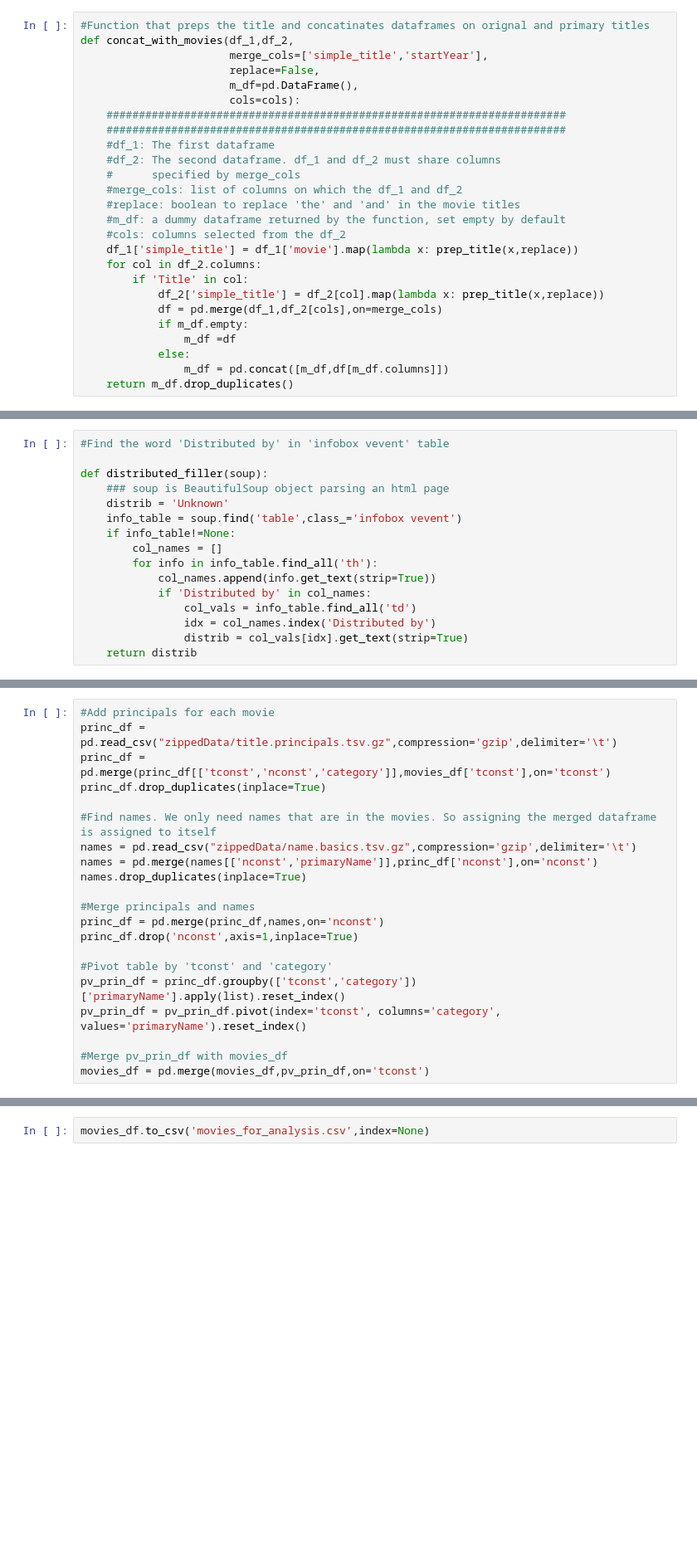
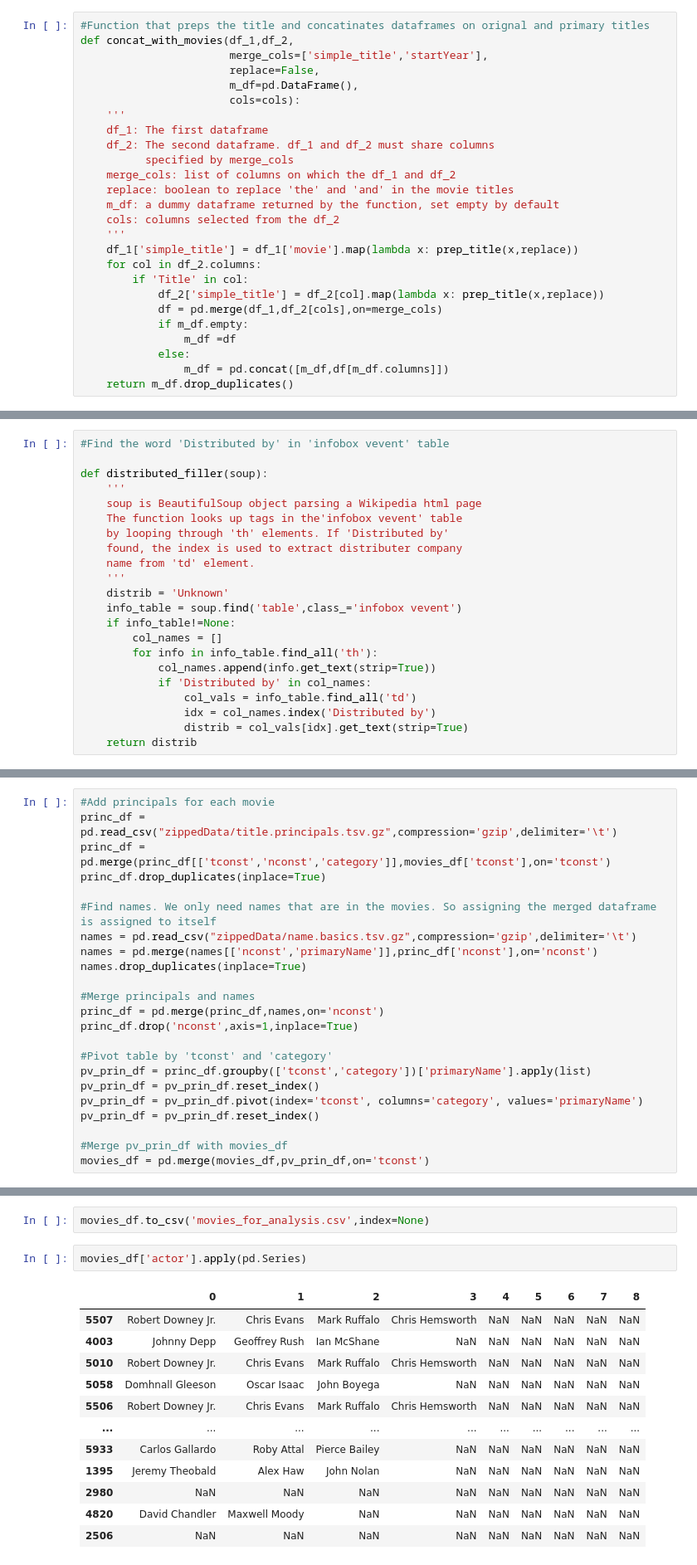
Before and after one commit to afanta-fi/Microsoft_in_The_Movie_Business, a Jupyter notebook: consolidate_scraped_data.ipynb, the cells around one changed output, grey strips where cells are left out. Shown at 83% size. Drawn from its saved outputs; the diff is of its cells as text; blank space fills up the shorter version.

```diff
--- a/consolidate_scraped_data.ipynb
+++ b/consolidate_scraped_data.ipynb
@@ -74,15 +74,15 @@ def concat_with_movies(df_1,df_2,
                        replace=False,
                        m_df=pd.DataFrame(),
                        cols=cols):
-    #######################################################################
-    #######################################################################
-    #df_1: The first dataframe
-    #df_2: The second dataframe. df_1 and df_2 must share columns
-    #      specified by merge_cols
-    #merge_cols: list of columns on which the df_1 and df_2
-    #replace: boolean to replace 'the' and 'and' in the movie titles
-    #m_df: a dummy dataframe returned by the function, set empty by default
-    #cols: columns selected from the df_2
+    '''
+    df_1: The first dataframe
+    df_2: The second dataframe. df_1 and df_2 must share columns
+          specified by merge_cols
+    merge_cols: list of columns on which the df_1 and df_2
+    replace: boolean to replace 'the' and 'and' in the movie titles
+    m_df: a dummy dataframe returned by the function, set empty by default
+    cols: columns selected from the df_2
+    '''
     df_1['simple_title'] = df_1['movie'].map(lambda x: prep_title(x,replace))
     for col in df_2.columns:
         if 'Title' in col:
@@ -227,7 +229,13 @@ Due to time constraint and constantly maxing out requests, Wikipedia scraper was
 #Find the word 'Distributed by' in 'infobox vevent' table
 
 def distributed_filler(soup):
-    ### soup is BeautifulSoup object parsing an html page
+    '''
+    soup is BeautifulSoup object parsing a Wikipedia html page
+    The function looks up tags in the'infobox vevent' table
+    by looping through 'th' elements. If 'Distributed by'
+    found, the index is used to extract distributer company
+    name from 'td' element.
+    '''
     distrib = 'Unknown'
     info_table = soup.find('table',class_='infobox vevent')
     if info_table!=None:
@@ -278,8 +288,10 @@ princ_df = pd.merge(princ_df,names,on='nconst')
 princ_df.drop('nconst',axis=1,inplace=True)
 
 #Pivot table by 'tconst' and 'category'
-pv_prin_df = princ_df.groupby(['tconst','category'])['primaryName'].apply(list).reset_index()
-pv_prin_df = pv_prin_df.pivot(index='tconst', columns='category', values='primaryName').reset_index()
+pv_prin_df = princ_df.groupby(['tconst','category'])['primaryName'].apply(list)
+pv_prin_df = pv_prin_df.reset_index()
+pv_prin_df = pv_prin_df.pivot(index='tconst', columns='category', values='primaryName')
+pv_prin_df = pv_prin_df.reset_index()
 
 #Merge pv_prin_df with movies_df
 movies_df = pd.merge(movies_df,pv_prin_df,on='tconst')
@@ -304,3 +316,18 @@ movies_df
 6009 rows × 27 columns
 # %%
 movies_df.to_csv('movies_for_analysis.csv',index=None)
+# %%
+movies_df['actor'].apply(pd.Series)
+# %% [output]
+|  | 0 | 1 | 2 | 3 | 4 | 5 | 6 | 7 | 8 |
+| 5507 | Robert Downey Jr. | Chris Evans | Mark Ruffalo | Chris Hemsworth | NaN | NaN | NaN | NaN | NaN |
+| 4003 | Johnny Depp | Geoffrey Rush | Ian McShane | NaN | NaN | NaN | NaN | NaN | NaN |
+| 5010 | Robert Downey Jr. | Chris Evans | Mark Ruffalo | Chris Hemsworth | NaN | NaN | NaN | NaN | NaN |
+| 5058 | Domhnall Gleeson | Oscar Isaac | John Boyega | NaN | NaN | NaN | NaN | NaN | NaN |
+| 5506 | Robert Downey Jr. | Chris Evans | Mark Ruffalo | Chris Hemsworth | NaN | NaN | NaN | NaN | NaN |
+| ... | ... | ... | ... | ... | ... | ... | ... | ... | ... |
+| 5933 | Carlos Gallardo | Roby Attal | Pierce Bailey | NaN | NaN | NaN | NaN | NaN | NaN |
+| 1395 | Jeremy Theobald | Alex Haw | John Nolan | NaN | NaN | NaN | NaN | NaN | NaN |
+| 2980 | NaN | NaN | NaN | NaN | NaN | NaN | NaN | NaN | NaN |
+| 4820 | David Chandler | Maxwell Moody | NaN | NaN | NaN | NaN | NaN | NaN | NaN |
+| 2506 | NaN | NaN | NaN | NaN | NaN | NaN | NaN | NaN | NaN |
```
Also changed, not shown: parts of 4 cells of this notebook.
